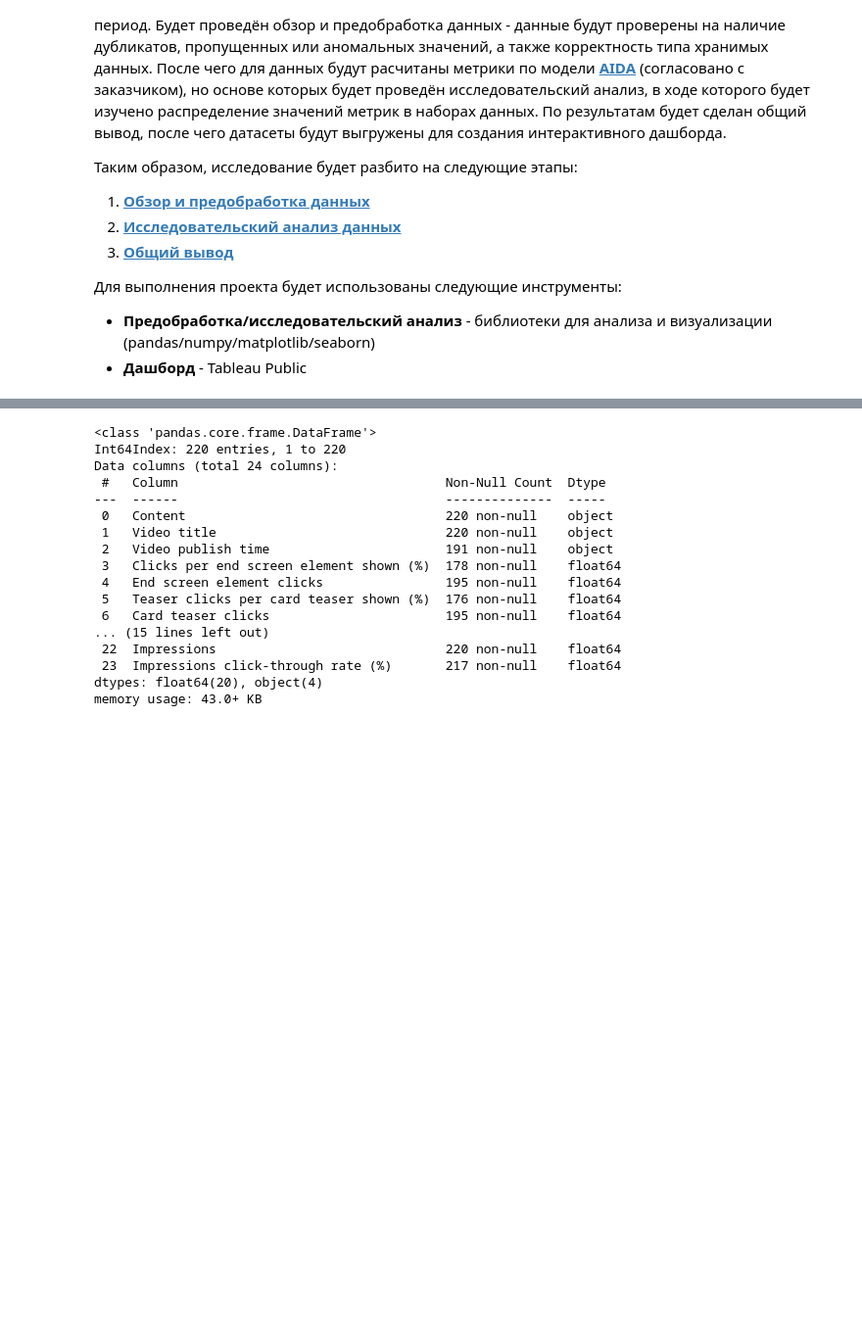
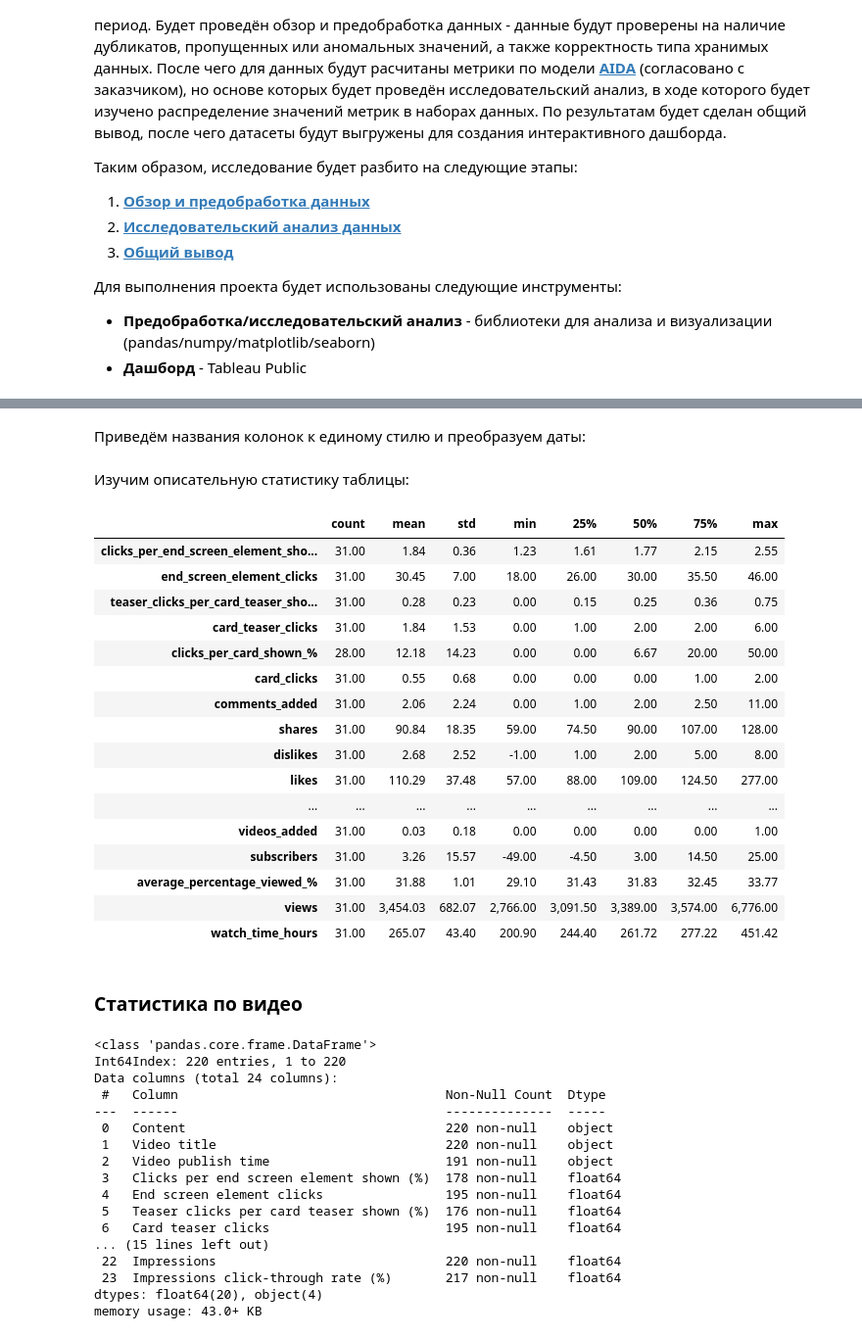
Before and after one commit to dmitry-filimonov/Pet-Projects, a Jupyter notebook: youtube_analytics/Анализ метрик AIDA для Youtube канала.ipynb, the cells around one changed output, grey strips where cells are left out. Shown at 98% size. Saved outputs shown, nothing was run; the diff lists cells and outputs as text; code cells hidden in the pictures; blank space fills up the shorter version.

```diff
--- a/youtube_analytics/Untitled.ipynb
+++ b/youtube_analytics/Анализ метрик AIDA для Youtube канала.ipynb
@@ -97,3 +122,45 @@ memory usage: 6.1+ KB
+# %% [markdown]
+Приведём названия колонок к единому стилю и преобразуем даты:
+# %%
+# меняем названия колонок
+
+overall.columns = [
+    x
+    .lower()
+    .replace(' ' , '_')
+    .replace('-', '_')
+    .replace('(', '')
+    .replace(')', '')
+    for x in overall.columns
+]
+
+# преобразуем даты
+
+overall['date'] = pd.to_datetime(overall['date'])
+# %% [markdown]
+Изучим описательную статистику таблицы:
+# %%
+overall.describe().T
+# %% [output]
+|  | count | mean | std | min | 25% | 50% | 75% | max |
+| clicks_per_end_screen_element_sho... | 31.00 | 1.84 | 0.36 | 1.23 | 1.61 | 1.77 | 2.15 | 2.55 |
+| end_screen_element_clicks | 31.00 | 30.45 | 7.00 | 18.00 | 26.00 | 30.00 | 35.50 | 46.00 |
+| teaser_clicks_per_card_teaser_sho... | 31.00 | 0.28 | 0.23 | 0.00 | 0.15 | 0.25 | 0.36 | 0.75 |
+| card_teaser_clicks | 31.00 | 1.84 | 1.53 | 0.00 | 1.00 | 2.00 | 2.00 | 6.00 |
+| clicks_per_card_shown_% | 28.00 | 12.18 | 14.23 | 0.00 | 0.00 | 6.67 | 20.00 | 50.00 |
+| card_clicks | 31.00 | 0.55 | 0.68 | 0.00 | 0.00 | 0.00 | 1.00 | 2.00 |
+| comments_added | 31.00 | 2.06 | 2.24 | 0.00 | 1.00 | 2.00 | 2.50 | 11.00 |
+| shares | 31.00 | 90.84 | 18.35 | 59.00 | 74.50 | 90.00 | 107.00 | 128.00 |
+| dislikes | 31.00 | 2.68 | 2.52 | -1.00 | 1.00 | 2.00 | 5.00 | 8.00 |
+| likes | 31.00 | 110.29 | 37.48 | 57.00 | 88.00 | 109.00 | 124.50 | 277.00 |
+| ... | ... | ... | ... | ... | ... | ... | ... | ... |
+| videos_added | 31.00 | 0.03 | 0.18 | 0.00 | 0.00 | 0.00 | 0.00 | 1.00 |
+| subscribers | 31.00 | 3.26 | 15.57 | -49.00 | -4.50 | 3.00 | 14.50 | 25.00 |
+| average_percentage_viewed_% | 31.00 | 31.88 | 1.01 | 29.10 | 31.43 | 31.83 | 32.45 | 33.77 |
+| views | 31.00 | 3,454.03 | 682.07 | 2,766.00 | 3,091.50 | 3,389.00 | 3,574.00 | 6,776.00 |
+| watch_time_hours | 31.00 | 265.07 | 43.40 | 200.90 | 244.40 | 261.72 | 277.22 | 451.42 |
+# %% [markdown]
+### Статистика по видео
 # %%
 # загружаем второй датафрейм (статистика по каждому видео), выводим общую информацию и 10 случайных строк
 # первая строка в сырых данных содержит итоги столбцов, исключим её из выгрузки
```
Also changed, not shown: parts of 6 cells of this notebook, 1 other file.
